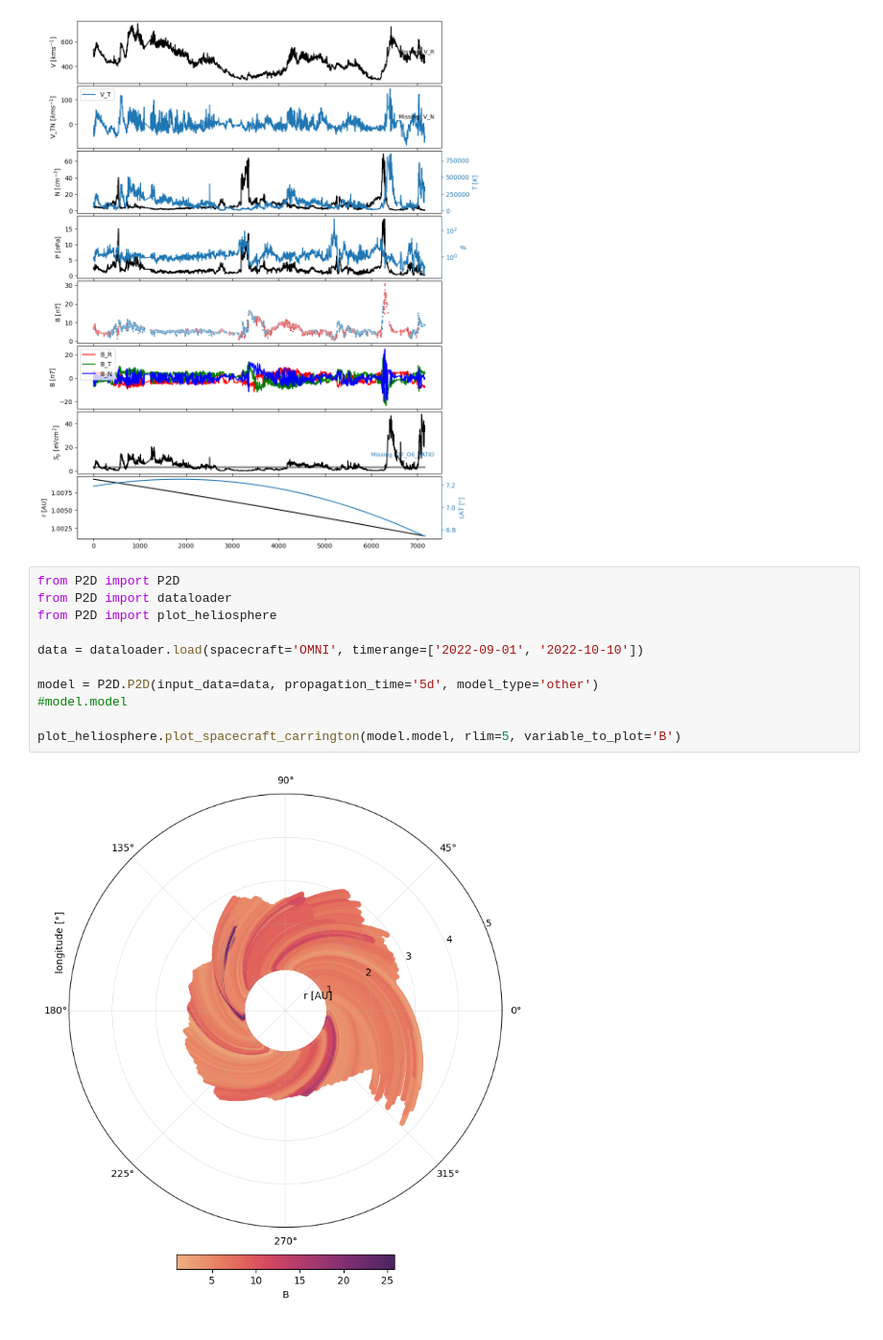
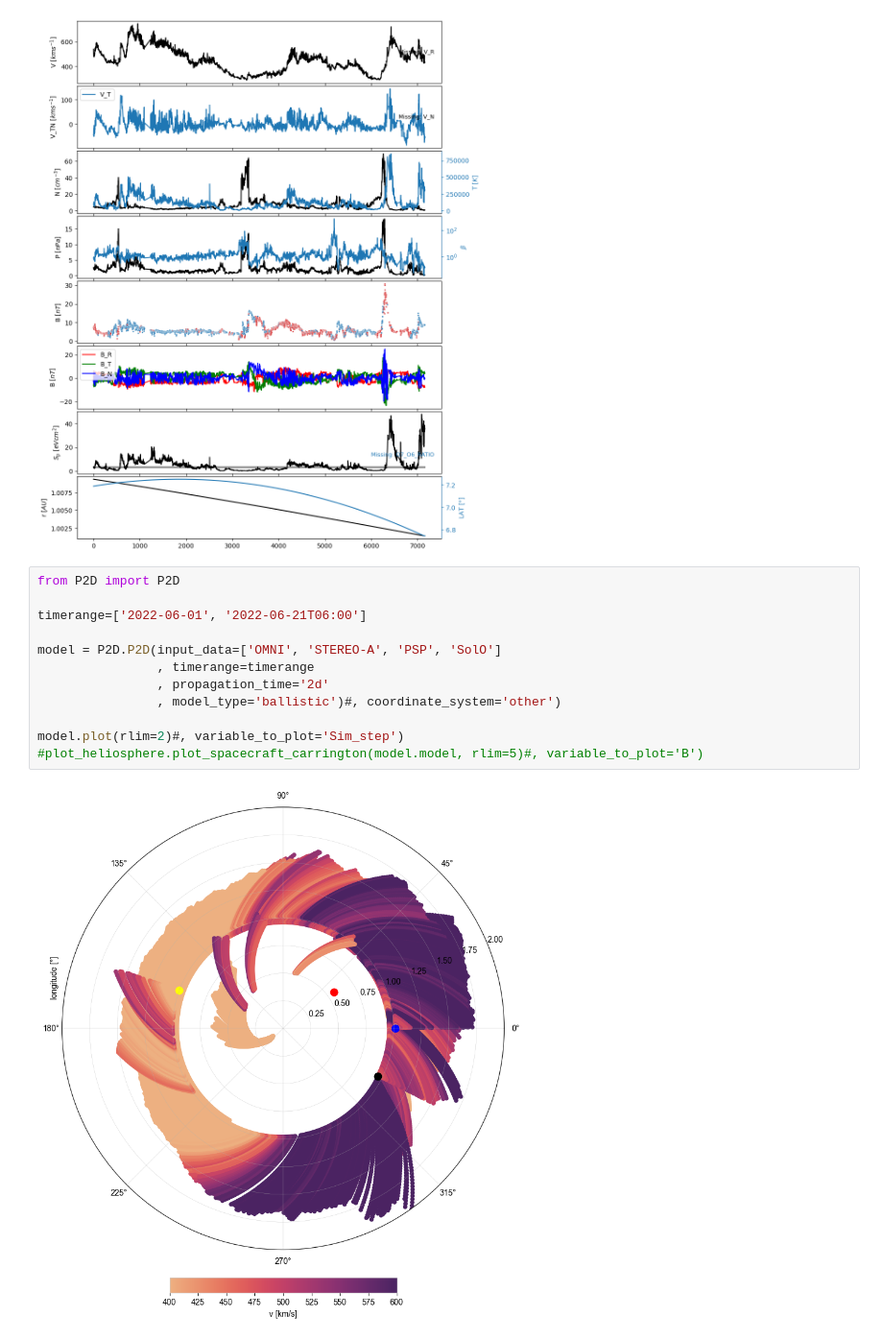
Before and after one commit to danielmilosic/P2D, a Jupyter notebook: developer.ipynb, the cells around one changed output. Shown at 96% size. Saved outputs shown, nothing was run; the diff lists cells and outputs as text.

```diff
--- a/developer.ipynb
+++ b/developer.ipynb
@@ -11,14 +11,15 @@ plt.show()
 [figure]
 # %%
 from P2D import P2D
-from P2D import dataloader
-from P2D import plot_heliosphere
 
-data = dataloader.load(spacecraft='OMNI', timerange=['2022-09-01', '2022-10-10'])
+timerange=['2022-06-01', '2022-06-21T06:00']
 
-model = P2D.P2D(input_data=data, propagation_time='5d', model_type='other')
-#model.model
+model = P2D.P2D(input_data=['OMNI', 'STEREO-A', 'PSP', 'SolO']
+                , timerange=timerange
+                , propagation_time='2d'
+                , model_type='ballistic')#, coordinate_system='other')
 
-plot_heliosphere.plot_spacecraft_carrington(model.model, rlim=5, variable_to_plot='B')
+model.plot(rlim=2)#, variable_to_plot='Sim_step')
+#plot_heliosphere.plot_spacecraft_carrington(model.model, rlim=5)#, variable_to_plot='B')
 # %% [output]
-[figure, old version]
+[figure, new version]
```
Also changed, not shown: parts of 5 cells of this notebook, 2 other files.
